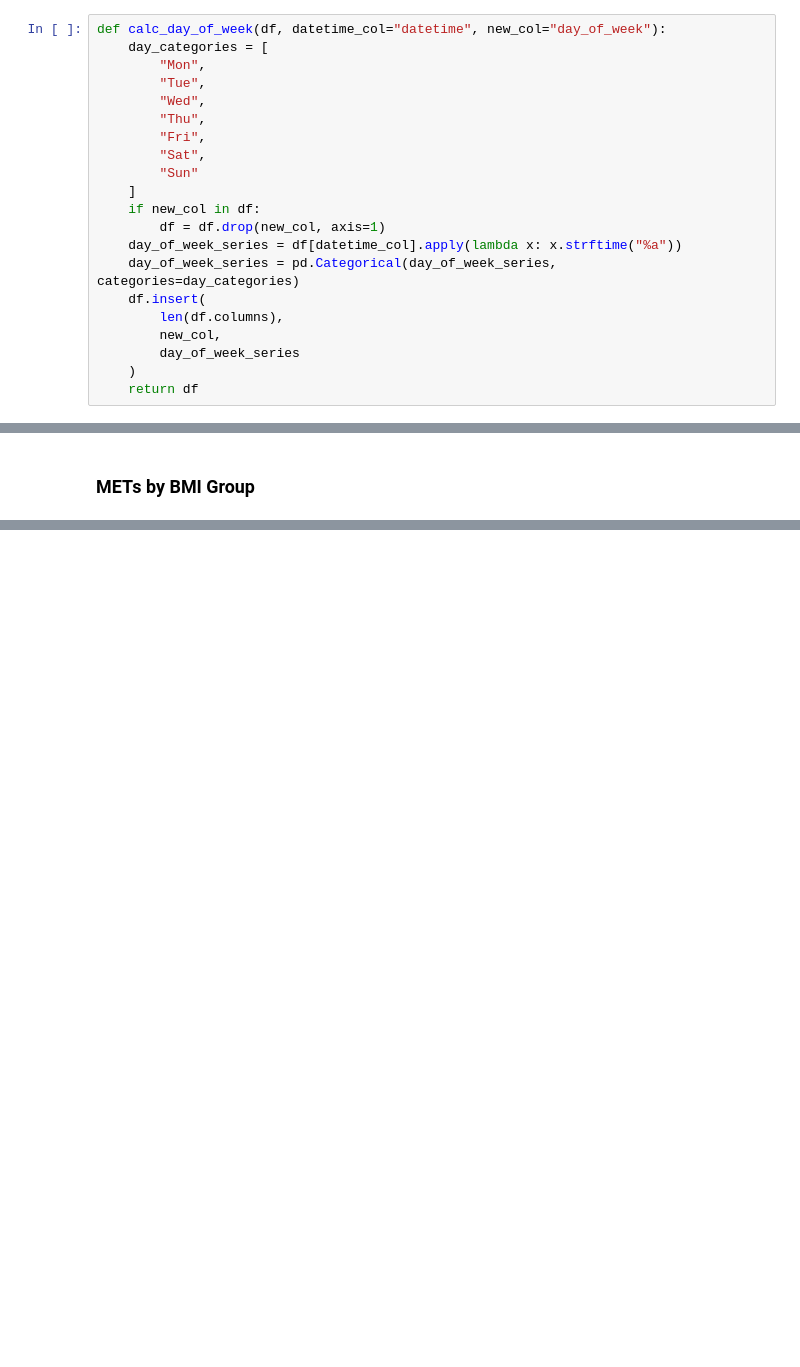
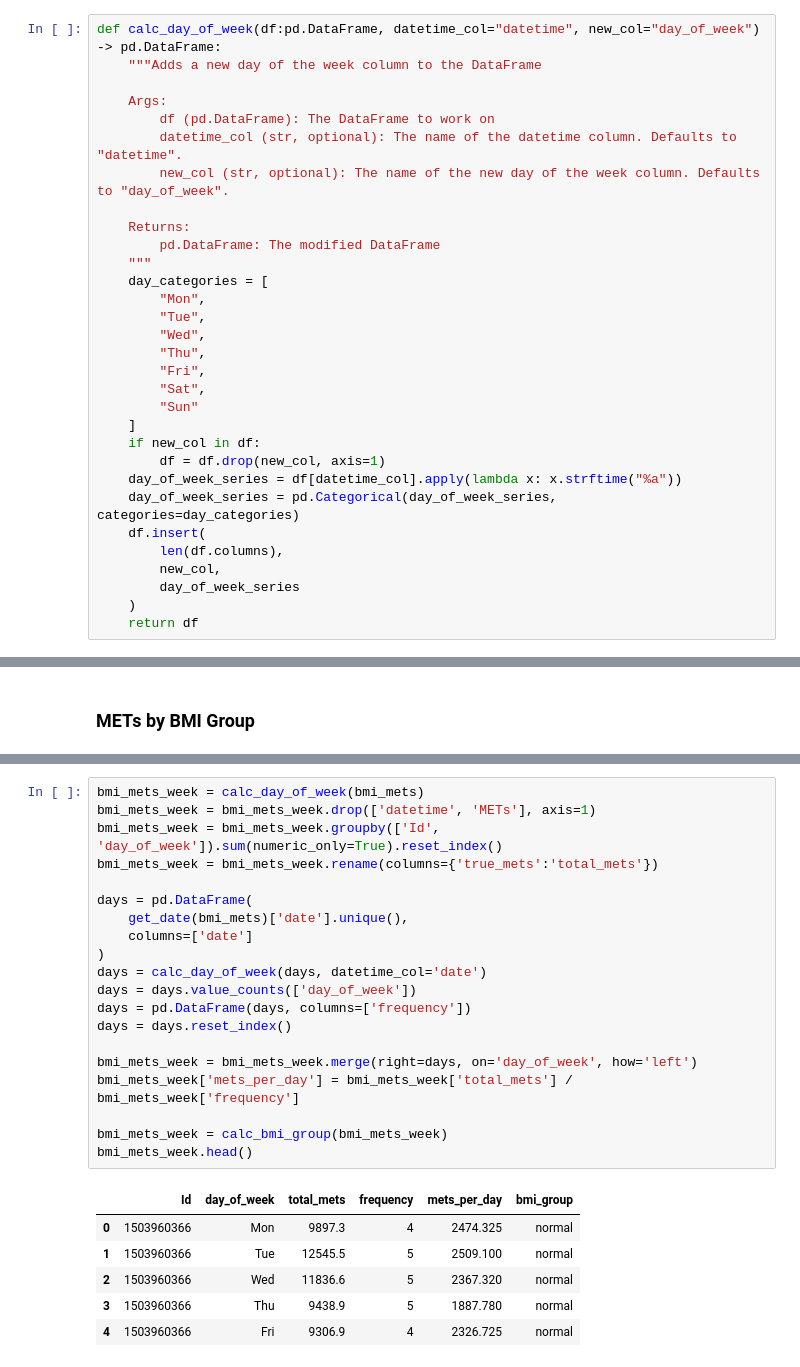
Before and after one commit to paulgreber/WellnessAnalysis, a Jupyter notebook: wellness_analysis.ipynb, the cells around one changed output, grey strips where cells are left out. Saved outputs shown, nothing was run; the diff lists cells and outputs as text; blank space fills up the shorter version.

```diff
--- a/wellness_analysis.ipynb
+++ b/wellness_analysis.ipynb
@@ -73,7 +96,17 @@ def get_date(df, datetime_col="datetime", new_col='date'):
     )
     return df
 # %%
-def calc_day_of_week(df, datetime_col="datetime", new_col="day_of_week"):
+def calc_day_of_week(df:pd.DataFrame, datetime_col="datetime", new_col="day_of_week") -> pd.DataFrame:
+    """Adds a new day of the week column to the DataFrame
+
+    Args:
+        df (pd.DataFrame): The DataFrame to work on
+        datetime_col (str, optional): The name of the datetime column. Defaults to "datetime".
+        new_col (str, optional): The name of the new day of the week column. Defaults to "day_of_week".
+
+    Returns:
+        pd.DataFrame: The modified DataFrame
+    """
     day_categories = [
         "Mon",
         "Tue",
@@ -1325,0 +1427,27 @@ Processing this, we see we don't have enough statistics to draw any kind of conc
+# %%
+bmi_mets_week = calc_day_of_week(bmi_mets)
+bmi_mets_week = bmi_mets_week.drop(['datetime', 'METs'], axis=1)
+bmi_mets_week = bmi_mets_week.groupby(['Id', 'day_of_week']).sum(numeric_only=True).reset_index()
+bmi_mets_week = bmi_mets_week.rename(columns={'true_mets':'total_mets'})
+
+days = pd.DataFrame(
+    get_date(bmi_mets)['date'].unique(),
+    columns=['date']
+)
+days = calc_day_of_week(days, datetime_col='date')
+days = days.value_counts(['day_of_week'])
+days = pd.DataFrame(days, columns=['frequency'])
+days = days.reset_index()
+
+bmi_mets_week = bmi_mets_week.merge(right=days, on='day_of_week', how='left')
+bmi_mets_week['mets_per_day'] = bmi_mets_week['total_mets'] / bmi_mets_week['frequency']
+
+bmi_mets_week = calc_bmi_group(bmi_mets_week)
+bmi_mets_week.head()
+# %% [output]
+|  | Id | day_of_week | total_mets | frequency | mets_per_day | bmi_group |
+| 0 | 1503960366 | Mon | 9897.3 | 4 | 2474.325 | normal |
+| 1 | 1503960366 | Tue | 12545.5 | 5 | 2509.100 | normal |
+| 2 | 1503960366 | Wed | 11836.6 | 5 | 2367.320 | normal |
+| 3 | 1503960366 | Thu | 9438.9 | 5 | 1887.780 | normal |
+| 4 | 1503960366 | Fri | 9306.9 | 4 | 2326.725 | normal |
```
Also changed, not shown: parts of 9 cells of this notebook.
